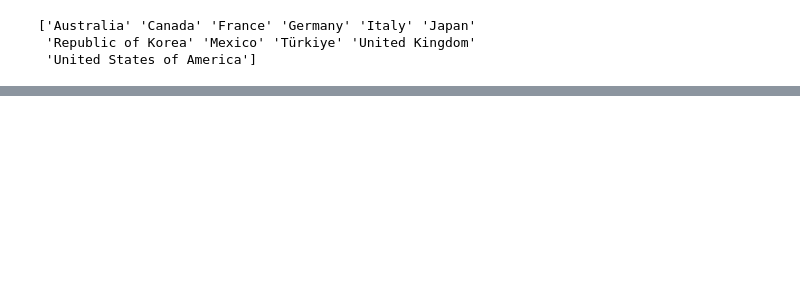
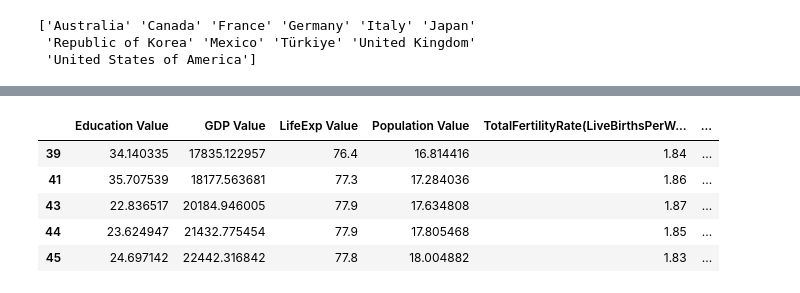
Before and after one commit to ElvisTheCoder/Project4, a Jupyter notebook: Regresssion_Modeling.ipynb, the cells around one changed output, grey strips where cells are left out. Saved outputs shown, nothing was run; the diff lists cells and outputs as text; code cells hidden in the pictures; blank space fills up the shorter version.

```diff
--- a/Regresssion_Modeling.ipynb
+++ b/Regresssion_Modeling.ipynb
@@ -199,0 +143,12 @@ regression_per_country
+# %%
+
+fertility_y = data_training['TotalFertilityRate(LiveBirthsPerWoman)']
+X=data_training.drop(columns="TotalFertilityRate(LiveBirthsPerWoman)")
+#X=data_training.copy()
+
+
+model = LinearRegression()
+model.fit(X, fertility_y)
+coef=model.coef_
+intercept=model.intercept_
+print(f"Model's slope: {model.coef_}")
@@ -199,0 +176,3 @@ regression_per_country
+# %%
+predicted_y_values = model.predict(X)
+predicted_y_values
@@ -199,0 +197,12 @@ regression_per_country
+# %%
+
+predicted=data_training.copy()
+predicted["fertility predicted"]=predicted_y_values
+predicted.head()
+# %% [output]
+|  | Education Value | GDP Value | LifeExp Value | Population Value | TotalFertilityRate(LiveBirthsPerW... | ... |
+| 39 | 34.140335 | 17835.122957 | 76.4 | 16.814416 | 1.84 | ... |
+| 41 | 35.707539 | 18177.563681 | 77.3 | 17.284036 | 1.86 | ... |
+| 43 | 22.836517 | 20184.946005 | 77.9 | 17.634808 | 1.87 | ... |
+| 44 | 23.624947 | 21432.775454 | 77.9 | 17.805468 | 1.85 | ... |
+| 45 | 24.697142 | 22442.316842 | 77.8 | 18.004882 | 1.83 | ... |
```
Also changed, not shown: parts of 24 cells of this notebook.
